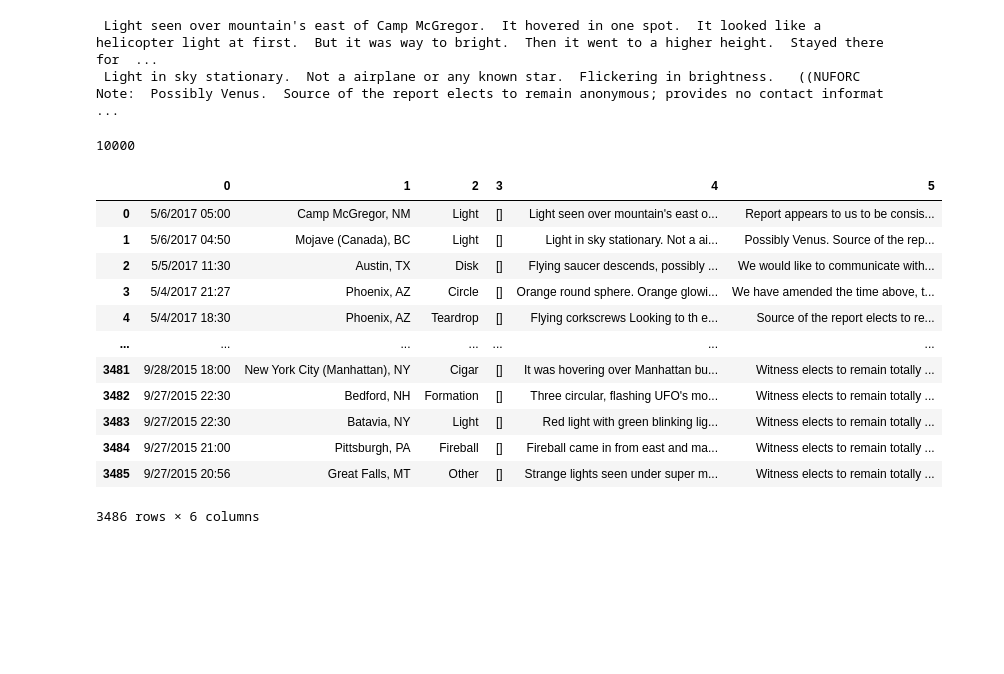
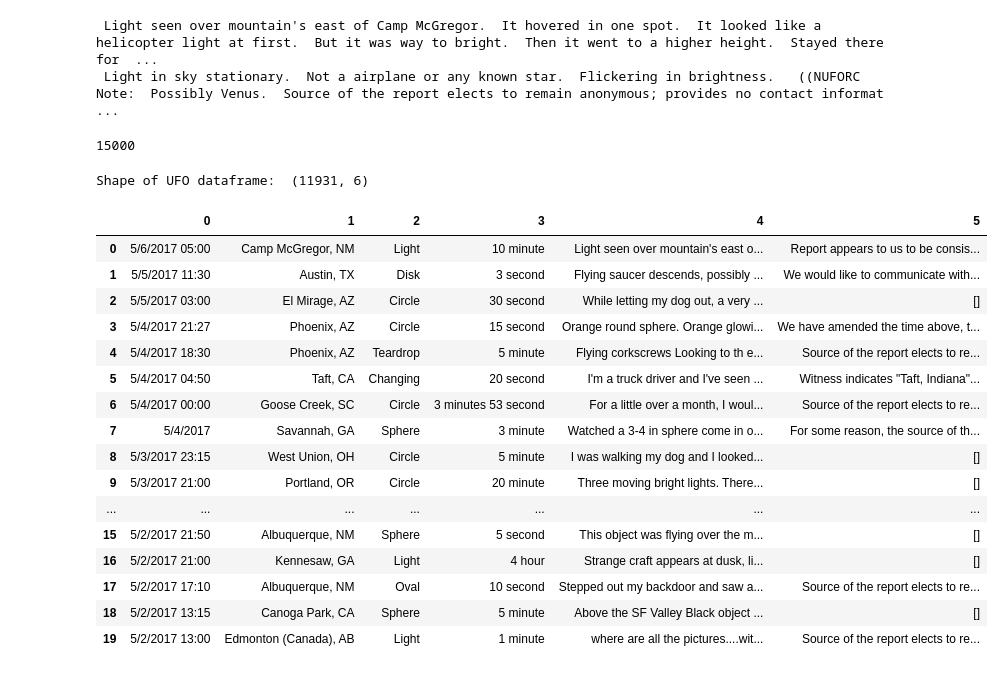
Before and after one commit to mkpetterson/UFO_sightings, a Jupyter notebook: cwong.ipynb, the cells around one changed output. Cells and saved outputs as stored; diff of their text form; code cells hidden in the pictures; blank space fills up the shorter version.

```diff
--- a/cwong.ipynb
+++ b/cwong.ipynb
@@ -80,7 +80,7 @@ len(reports)
 136494
 # %%
 soups = []
-for i in range(10000):
+for i in range(15000):
     soup = BeautifulSoup(reports[i]['html'], 'html.parser')
     table = soup.find_all('font')
 
@@ -104,13 +104,18 @@ for entry in soups[:2]:
 # %%
 len(soups)
 # %% [output]
-10000
+15000
 # %%
 # extracting features from second row
 
+# def extract_feats(text, row, stop):
+#     string = row
+#     text_str = re.findall(f'{re.escape(text)}: (.*) {re.escape(stop)}', string)
+#     return text_str
+
 def extract_feats(text, row, stop):
     string = row
-    text_str = re.findall(f'{re.escape(text)}: (.*) {re.escape(stop)}', string)
+    text_str = re.findall(f'(?<={re.escape(text)}:).*(?={re.escape(stop)})', string)
     return text_str
 # %%
 text=['Occurred ', 'Location', 'Shape', 'Duration', 'Note']
@@ -125,12 +130,37 @@ for entry in soups:
         occur = extract_feats(text[0], row, stop[0])[0]
         location = extract_feats(text[1], row, stop[1])[0]
         shape = extract_feats(text[2], row, stop[2])[0]
-        duration = extract_feats(text[3], row, stop[3])
-        note = extract_feats(text[4], observation, stop[-1])[0]
+        duration = extract_feats(text[3], row, stop[3])[0]
+        if 'Note' not in observation:
+            note = []
+        else:
+            note = extract_feats(text[4], observation, stop[-1])[0]
         col_values.append([occur, location, shape, duration, observation, note])
     except:
         continue
 # %%
 import pandas as pd
 
-ufo_10000 = pd.DataFrame(col_values)
+ufo = pd.DataFrame(col_values)
+# %%
+print('Shape of UFO dataframe: ', ufo.shape)
+ufo.head(20)
+# %% [output]
+Shape of UFO dataframe:  (11931, 6)
+|  | 0 | 1 | 2 | 3 | 4 | 5 |
+| 0 | 5/6/2017 05:00 | Camp McGregor, NM | Light | 10 minute | Light seen over mountain's east o... | Report appears to us to be consis... |
+| 1 | 5/5/2017 11:30 | Austin, TX | Disk | 3 second | Flying saucer descends, possibly ... | We would like to communicate with... |
+| 2 | 5/5/2017 03:00 | El Mirage, AZ | Circle | 30 second | While letting my dog out, a very ... | [] |
+| 3 | 5/4/2017 21:27 | Phoenix, AZ | Circle | 15 second | Orange round sphere. Orange glowi... | We have amended the time above, t... |
+| 4 | 5/4/2017 18:30 | Phoenix, AZ | Teardrop | 5 minute | Flying corkscrews Looking to th e... | Source of the report elects to re... |
+| 5 | 5/4/2017 04:50 | Taft, CA | Changing | 20 second | I'm a truck driver and I've seen ... | Witness indicates "Taft, Indiana"... |
+| 6 | 5/4/2017 00:00 | Goose Creek, SC | Circle | 3 minutes 53 second | For a little over a month, I woul... | Source of the report elects to re... |
+| 7 | 5/4/2017 | Savannah, GA | Sphere | 3 minute | Watched a 3-4 in sphere come in o... | For some reason, the source of th... |
+| 8 | 5/3/2017 23:15 | West Union, OH | Circle | 5 minute | I was walking my dog and I looked... | [] |
+| 9 | 5/3/2017 21:00 | Portland, OR | Circle | 20 minute | Three moving bright lights. There... | [] |
+| ... | ... | ... | ... | ... | ... | ... |
+| 15 | 5/2/2017 21:50 | Albuquerque, NM | Sphere | 5 second | This object was flying over the m... | [] |
+| 16 | 5/2/2017 21:00 | Kennesaw, GA | Light | 4 hour | Strange craft appears at dusk, li... | [] |
+| 17 | 5/2/2017 17:10 | Albuquerque, NM | Oval | 10 second | Stepped out my backdoor and saw a... | Source of the report elects to re... |
+| 18 | 5/2/2017 13:15 | Canoga Park, CA | Sphere | 5 minute | Above the SF Valley Black object ... | [] |
+| 19 | 5/2/2017 13:00 | Edmonton (Canada), AB | Light | 1 minute | where are all the pictures....wit... | Source of the report elects to re... |
@@ -139,16 +170,0 @@ ufo_10000.to_csv('data/ufo_3500.csv')
-# %%
-ufo_10000
-# %% [output]
-|  | 0 | 1 | 2 | 3 | 4 | 5 |
-| 0 | 5/6/2017 05:00 | Camp McGregor, NM | Light | [] | Light seen over mountain's east o... | Report appears to us to be consis... |
-| 1 | 5/6/2017 04:50 | Mojave (Canada), BC | Light | [] | Light in sky stationary. Not a ai... | Possibly Venus. Source of the rep... |
-| 2 | 5/5/2017 11:30 | Austin, TX | Disk | [] | Flying saucer descends, possibly ... | We would like to communicate with... |
-| 3 | 5/4/2017 21:27 | Phoenix, AZ | Circle | [] | Orange round sphere. Orange glowi... | We have amended the time above, t... |
-| 4 | 5/4/2017 18:30 | Phoenix, AZ | Teardrop | [] | Flying corkscrews Looking to th e... | Source of the report elects to re... |
-| ... | ... | ... | ... | ... | ... | ... |
-| 3481 | 9/28/2015 18:00 | New York City (Manhattan), NY | Cigar | [] | It was hovering over Manhattan bu... | Witness elects to remain totally ... |
-| 3482 | 9/27/2015 22:30 | Bedford, NH | Formation | [] | Three circular, flashing UFO's mo... | Witness elects to remain totally ... |
-| 3483 | 9/27/2015 22:30 | Batavia, NY | Light | [] | Red light with green blinking lig... | Witness elects to remain totally ... |
-| 3484 | 9/27/2015 21:00 | Pittsburgh, PA | Fireball | [] | Fireball came in from east and ma... | Witness elects to remain totally ... |
-| 3485 | 9/27/2015 20:56 | Great Falls, MT | Other | [] | Strange lights seen under super m... | Witness elects to remain totally ... |
-3486 rows × 6 columns
```
Also changed, not shown: parts of 5 cells of this notebook, 2 other files.
